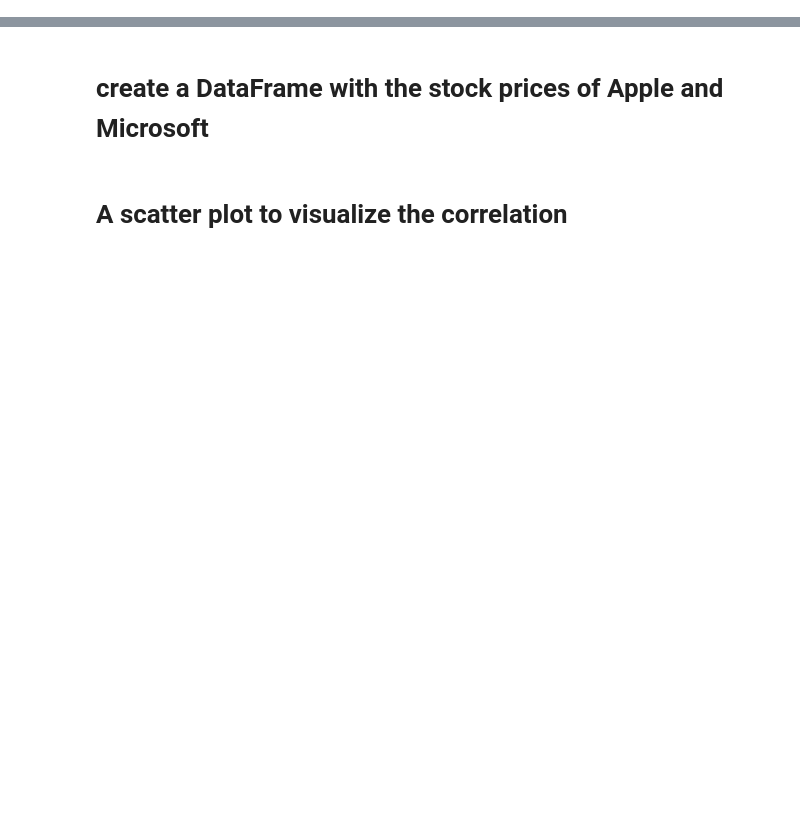
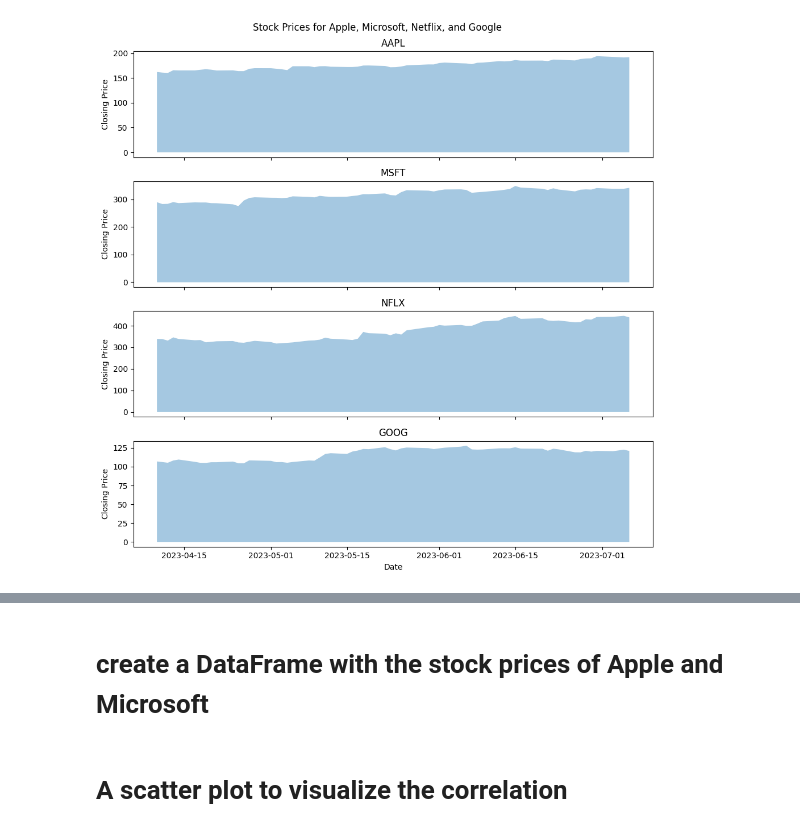
Before and after one commit to shushantranjan28/Stock-Market-Performance-Analysis, a Jupyter notebook: main.ipynb, the cells around one changed output, grey strips where cells are left out. Saved outputs shown, nothing was run; the diff lists cells and outputs as text; code cells hidden in the pictures; blank space fills up the shorter version.

```diff
--- a/main.ipynb
+++ b/main.ipynb
@@ -70,3 +83,31 @@ fig.show()
+# %%
+fig, axs = plt.subplots(len(df['Ticker'].unique()), 1, figsize=(10, 10), sharex=True)
+
+# Iterate over unique tickers
+for i, ticker in enumerate(df['Ticker'].unique()):
+    # Filter the DataFrame by ticker
+    df_ticker = df[df['Ticker'] == ticker]
+
+    # Plot the area chart for the ticker
+    axs[i].fill_between(df_ticker['Date'], df_ticker['Close'], alpha=0.4)
+
+    # Set the y-axis label
+    axs[i].set_ylabel('Closing Price')
+
+    # Set the title for each subplot
+    axs[i].set_title(ticker)
+
+# Set the x-axis label and title for the entire figure
+fig.suptitle('Stock Prices for Apple, Microsoft, Netflix, and Google')
+axs[-1].set_xlabel('Date')
+
+# Adjust the spacing between subplots
+plt.tight_layout()
+
+# Display the plot
+plt.show()
+# %% [output]
+[figure, added]
 # %%
 df['MA10'] = df.groupby('Ticker')['Close'].rolling(window=10).mean().reset_index(0, drop=True)
 df['MA20'] = df.groupby('Ticker')['Close'].rolling(window=20).mean().reset_index(0, drop=True)
```
Also changed, not shown: parts of 13 cells of this notebook.
